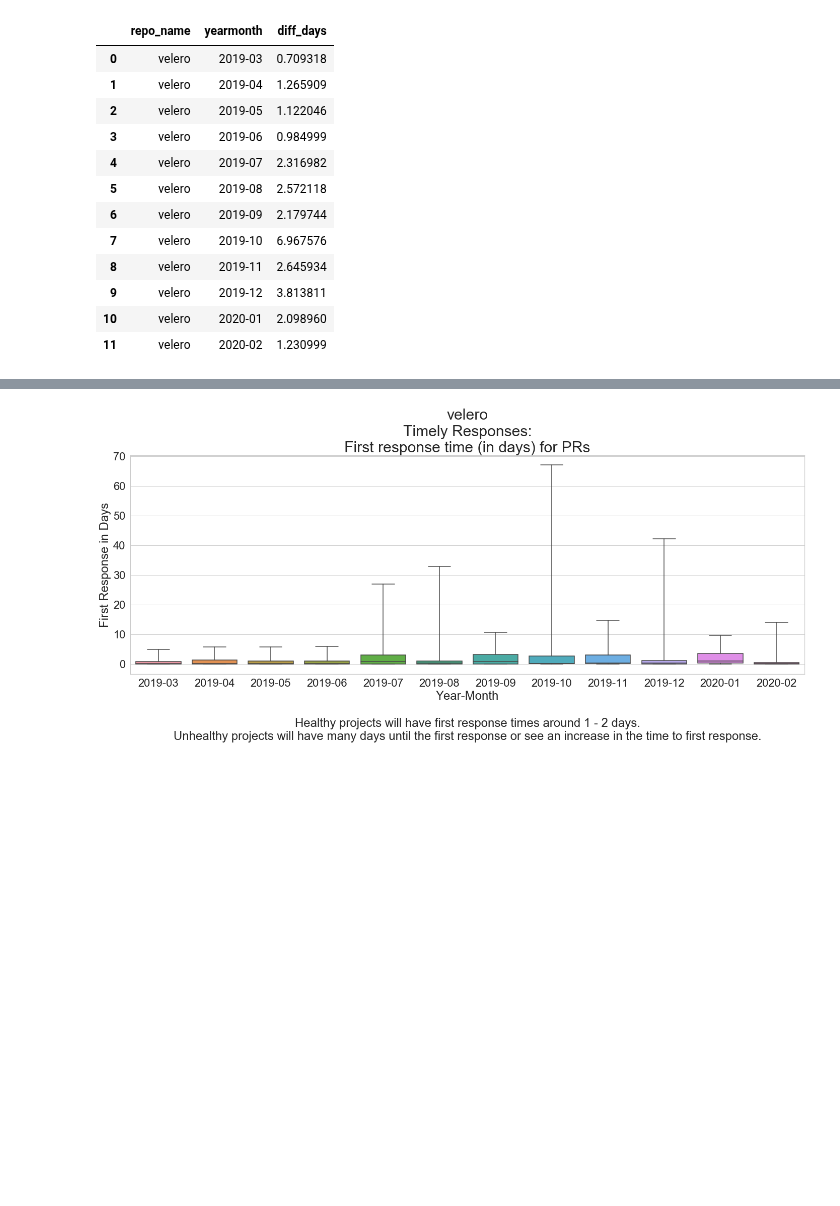
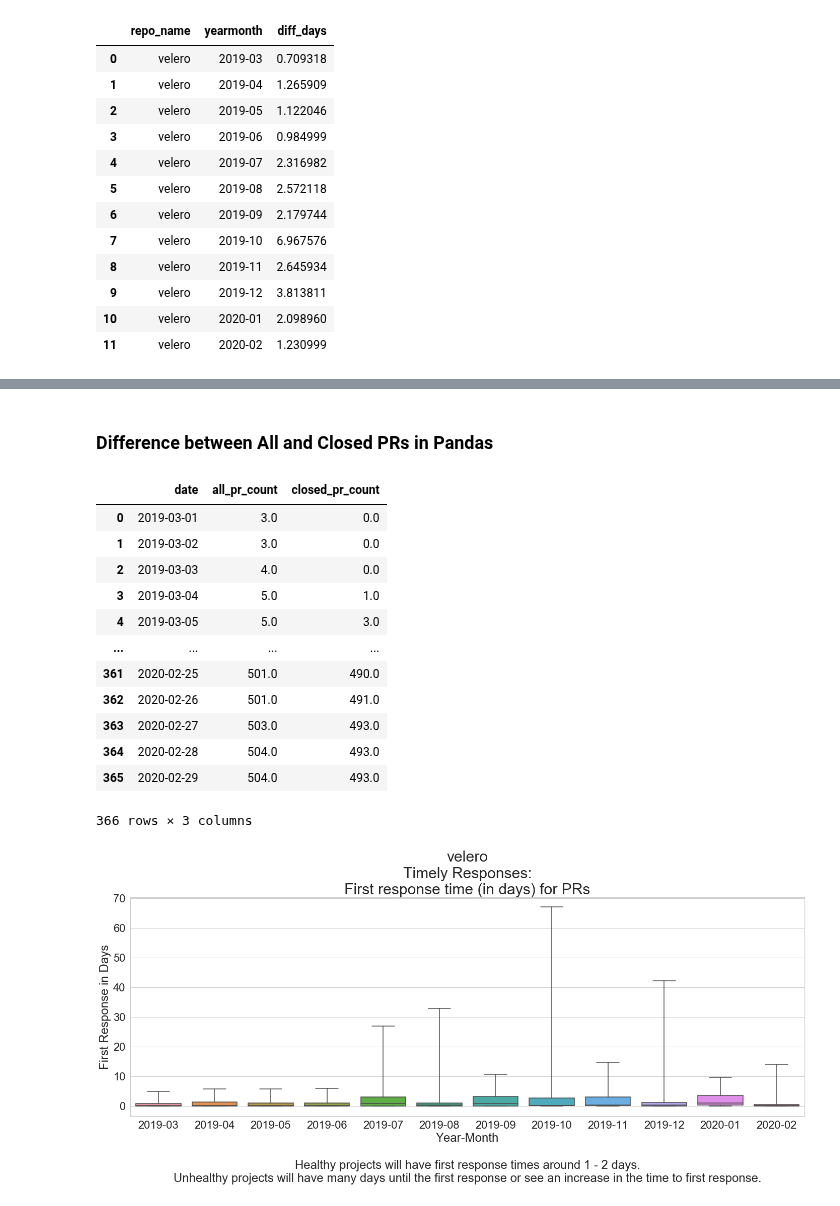
Before and after one commit to Hsingh2096/Hsingh2096, a Jupyter notebook: code/dawn_response_time-gabe.ipynb, the cells around one changed output, grey strips where cells are left out. Drawn from its saved outputs; the diff is of its cells as text; code cells hidden in the pictures; blank space fills up the shorter version.

```diff
--- a/code/dawn_response_time-gabe.ipynb
+++ b/code/dawn_response_time-gabe.ipynb
@@ -226,3 +278,44 @@ first_response_means
+# %% [markdown]
+### Difference between All and Closed PRs in Pandas
+# %%
+diff_all_closed = pd.DataFrame()
+
+# Getting the counts of prs opened on any date
+temp = pr_all.copy()
+temp['date'] = temp['pr_created_at'].dt.date
+temp = temp.groupby(['date'], as_index=False).count()[['date', 'pr_src_id']].rename(columns={'pr_src_id': 'all_pr_count'})
+temp['date'] = pd.to_datetime(temp['date'])
+
+# getting the cumsum of above counts of all prs
+diff_all_closed['date'] = pd.date_range(start=year_ago, end=end_date)
+diff_all_closed = pd.merge(diff_all_closed, temp, how='left', on='date')
+diff_all_closed['all_pr_count'] = diff_all_closed['all_pr_count'].cumsum().fillna(method='ffill').fillna(0)
+
+# Getting the counts of prs closed on any date
+temp = pr_all.copy()
+temp['date'] = temp['pr_closed_at'].dt.date
+temp = temp.groupby(['date'], as_index=False).count()[['date', 'pr_src_id']].rename(columns={'pr_src_id': 'closed_pr_count'})
+temp['date'] = pd.to_datetime(temp['date'])
+
+# getting the cumsum of above counts of closed prs
+diff_all_closed['date'] = pd.date_range(start=year_ago, end=end_date)
+diff_all_closed = pd.merge(diff_all_closed, temp, how='left', on='date')
+diff_all_closed['closed_pr_count'] = diff_all_closed['closed_pr_count'].cumsum().fillna(method='ffill').fillna(0)
+diff_all_closed
+# %% [output]
+|  | date | all_pr_count | closed_pr_count |
+| 0 | 2019-03-01 | 3.0 | 0.0 |
+| 1 | 2019-03-02 | 3.0 | 0.0 |
+| 2 | 2019-03-03 | 4.0 | 0.0 |
+| 3 | 2019-03-04 | 5.0 | 1.0 |
+| 4 | 2019-03-05 | 5.0 | 3.0 |
+| ... | ... | ... | ... |
+| 361 | 2020-02-25 | 501.0 | 490.0 |
+| 362 | 2020-02-26 | 501.0 | 491.0 |
+| 363 | 2020-02-27 | 503.0 | 493.0 |
+| 364 | 2020-02-28 | 504.0 | 493.0 |
+| 365 | 2020-02-29 | 504.0 | 493.0 |
+366 rows × 3 columns
 # %%
 sns.set_style('ticks')
 sns.set(style="whitegrid", font_scale=2)
```
Also changed, not shown: parts of 6 cells of this notebook, 4 other files.
